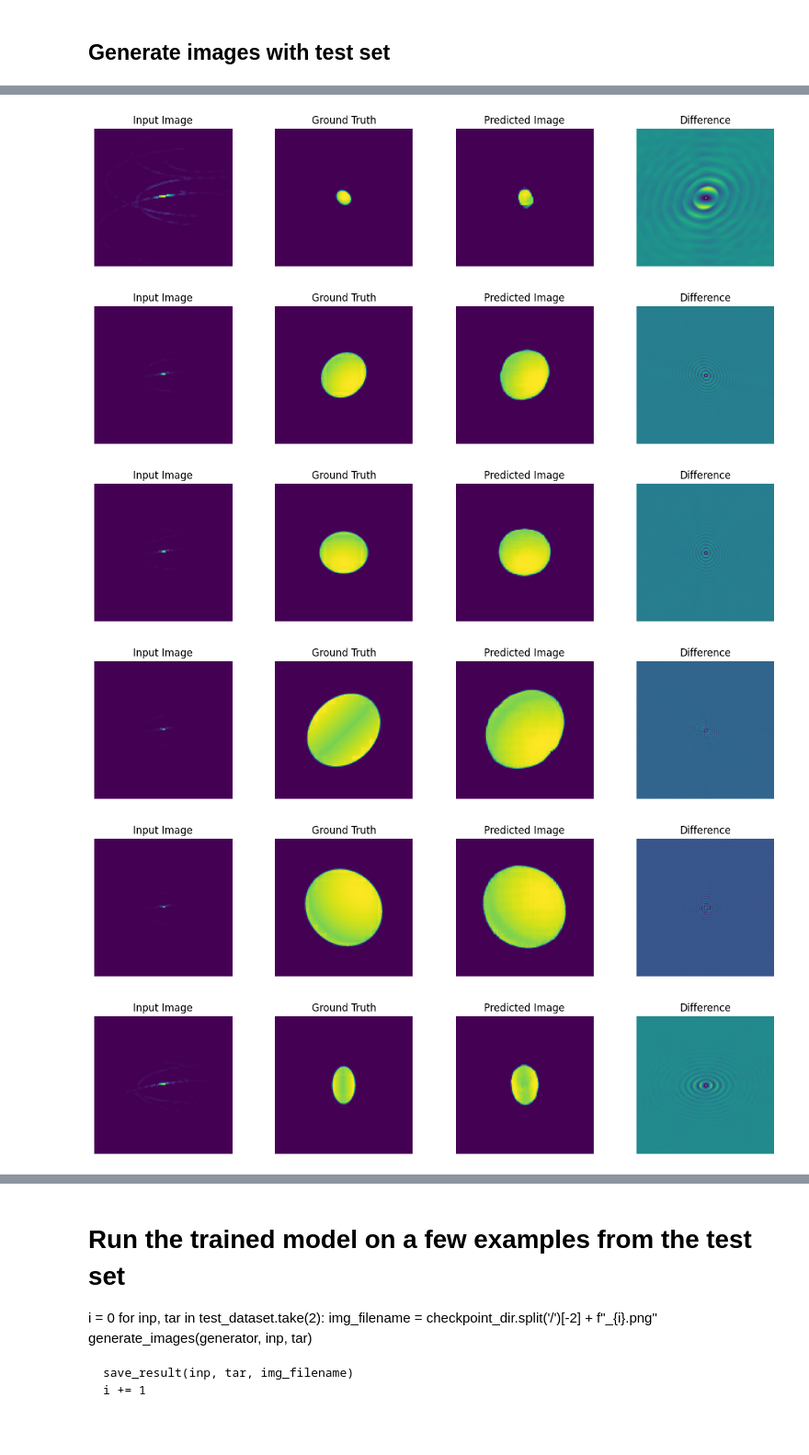
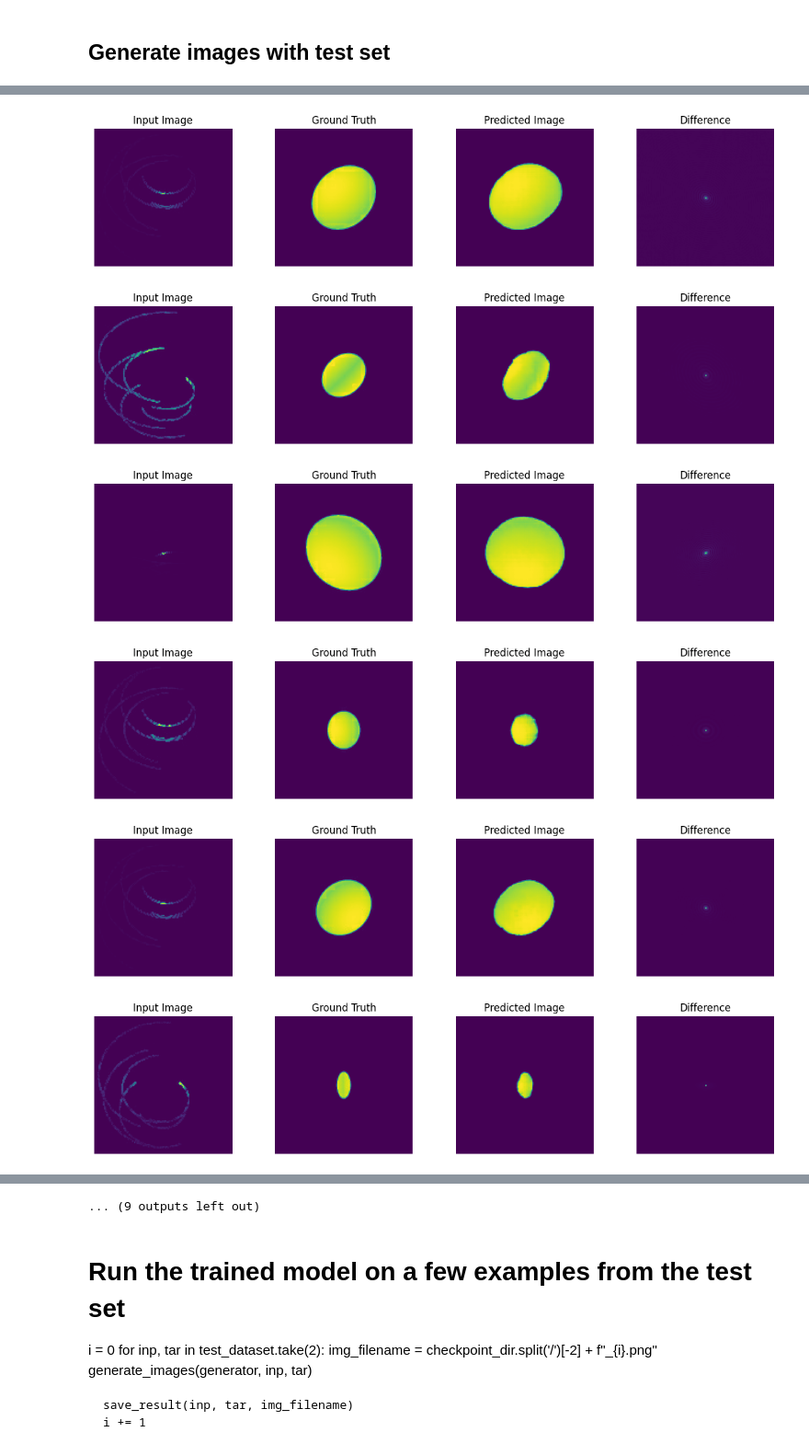
Before and after one commit to Yurivanderburg/II_GAN, a Jupyter notebook: Ellipsoids/Ellipsoid_v0.8.ipynb, the cells around one changed output, grey strips where cells are left out. Shown at 92% size. Drawn from its saved outputs; the diff is of its cells as text; code cells hidden in the pictures.

```diff
--- a/Ellipsoids/Ellipsoid_v0.8.ipynb
+++ b/Ellipsoids/Ellipsoid_v0.8.ipynb
@@ -73,8 +73,8 @@ filtersize = 5
 run_training = False
 
 # Directories of model and log outputs
-PATH = f"Data/Ellipsoids_{img_size}px_{N_tele}tele/"
-checkpoint_dir = "models/models/ellipsoids_run8.13_a0.005_b0.005_discrep1_itk_bs1_lr2em4_teles4_addedlayers_filtersize5/"
+PATH = f"Data/MultipleSources/"
+checkpoint_dir = "models/models/ellipsoids_run8.15_a0.005_b0.005_discrep1_itk_bs1_lr2em4_teles4_addedlayers_filtersize5_MS/"
 # %% [markdown]
 ### Load Dataset
 # %%
@@ -107,7 +107,7 @@ def load(image_file):
 
     return input_image, real_image
 # %%
-sample_input, sample_real = load(str(PATH+'train/ellipsoid_1000.jpg'))
+sample_input, sample_real = load(str(PATH+'train/ellipsoid_1352_Mirzam.jpg'))
 # %%
 for element in [sample_input, sample_real]:
     plt.figure()
@@ -516,7 +516,7 @@ def generate_images(model, test_input, target, show_diff = False, sampling = Fal
 
     # Check wheter the image is rotated by 180 degrees or not and normalize to [-1, 1]
     prediction = optional_rotation(prediction, target) # shape=(128, 128)
-    prediction = (2*((prediction - np.min(prediction))/(np.max(prediction) - np.min(prediction))) -1)
+    #prediction = (2*((prediction - np.min(prediction))/(np.max(prediction) - np.min(prediction))) -1)
 
     if show_diff:
         # Calculate difference and normalize to [-1, 1]
@@ -646,7 +646,7 @@ checkpoint.restore(tf.train.latest_checkpoint(checkpoint_dir))
 ## Generate images with test set
 # %%
 counter = 0
-for inp, tar in test_dataset.take(10):
+for inp, tar in test_dataset.take(20):
     generate_images(generator, inp, tar, show_diff=True, sampling=False, save_images=True, counter=counter)
     counter += 1
 # %% [output]
@@ -657,6 +658,6 @@ for inp, tar in test_dataset.take(10):
-[figure, old version]
+[figure, new version]
-[figure, old version]
+[figure, new version]
-[figure, old version]
+[figure, new version]
-[figure, old version]
+[figure, new version]
-[figure, old version]
+[figure, new version]
-[figure, old version]
+[figure, new version]
@@ -663,3 +665,4 @@ for inp, tar in test_dataset.take(10):
+... (9 outputs left out)
 # %% [markdown]
 # Run the trained model on a few examples from the test set
 i = 0
```
Also changed, not shown: parts of 8 cells of this notebook, 25 other files.
